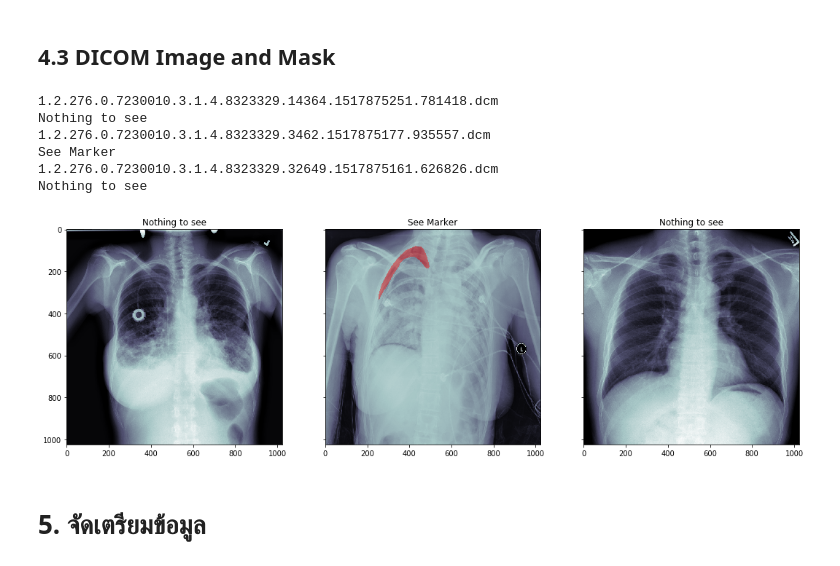
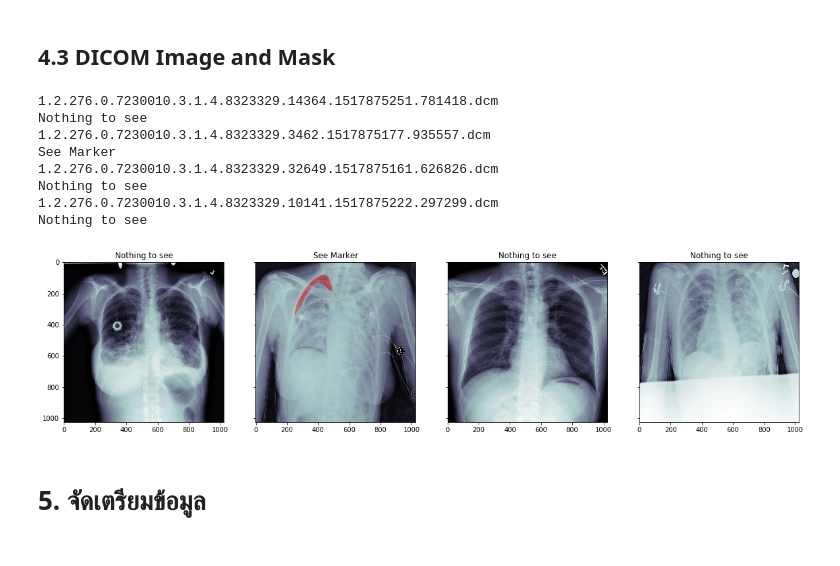
Before and after one commit to gnoparus/bualabs, a Jupyter notebook: nbs/03b-image-segmentation-siim-acr-pneumothorax-segmentation.ipynb, the cells around one changed output. Cells and saved outputs as stored; diff of their text form; code cells hidden in the pictures.

```diff
--- a/nbs/03b-image-segmentation-siim-acr-pneumothorax-segmentation.ipynb
+++ b/nbs/03b-image-segmentation-siim-acr-pneumothorax-segmentation.ipynb
@@ -165,10 +165,10 @@ Image size.......: 1024 x 1024, 117390 bytes
 Pixel spacing....: ['0.168', '0.168']
 [figure]
 # %%
-start = 400   # Starting index of images
-num_img = 3 # Total number of images to show
+start = 55   # Starting index of images
+num_img = 4 # Total number of images to show
 
-fig, ax = plt.subplots(nrows=1, ncols=num_img, sharey=True, figsize=(num_img*6,6))
+fig, ax = plt.subplots(nrows=1, ncols=num_img, sharey=True, figsize=(num_img*5,5))
 for q, file_path in enumerate(glob.glob(str(data_path2/'pneumothorax/dicom-images-train/*/*/*.dcm'))[start:start+num_img]):
     dataset = pydicom.dcmread(file_path)
     #show_dcm_info(dataset)
@@ -232,7 +232,7 @@ plt.imshow(mask_rgba)
 [figure]
 # %%
 start = 123   # Starting index of images
-num_img = 3 # Total number of images to show
+num_img = 4 # Total number of images to show
 # %%
 df = pd.read_csv(data_path2/'train-rle.csv', index_col=0)
 df.head()
@@ -248,39 +248,41 @@ df.head()
 ## 4.3 DICOM Image and Mask
 # %%
 
-fig, ax = plt.subplots(nrows=1, ncols=num_img, sharey=True, figsize=(num_img*6,6))
+fig, ax = plt.subplots(nrows=1, ncols=num_img, sharey=True, figsize=(num_img*5,5))
 for q, file_path in enumerate(glob.glob(str(data_path2/'pneumothorax/dicom-images-train/*/*/*.dcm'))[start:start+num_img]):
     dataset = pydicom.dcmread(file_path)
     print(file_path.split('/')[-1])
     ax[q].imshow(dataset.pixel_array, cmap=plt.cm.bone)
     fn = file_path.split('/')[-1][:-4]
     rle = df.loc[fn][0].strip()
     # print(rle)
     if rle != '-1':
         print('See Marker')
         mask = rle2mask(rle, 1024, 1024).T
         ax[q].set_title('See Marker')
 #         # Normal Mask
 #         ax[q].imshow(mask, alpha=0.3, cmap="rainbow")
 
         # Make alpha mask
         mask_rgba = mask/255
         mask_rgba = np.repeat(mask_rgba[:, :, np.newaxis], 4, axis=2)
         mask_rgba[:, :, [1,2]] = 0
         mask_rgba[:, :, 3] = mask_rgba[:, :, 3]*0.4
 
         ax[q].imshow(mask_rgba)
     else:
         print('Nothing to see')
         ax[q].set_title('Nothing to see')
 # %% [output]
 1.2.276.0.7230010.3.1.4.8323329.14364.1517875251.781418.dcm
 Nothing to see
 1.2.276.0.7230010.3.1.4.8323329.3462.1517875177.935557.dcm
 See Marker
 1.2.276.0.7230010.3.1.4.8323329.32649.1517875161.626826.dcm
 Nothing to see
+1.2.276.0.7230010.3.1.4.8323329.10141.1517875222.297299.dcm
+Nothing to see
-[figure, old version]
+[figure, new version]
 # %% [markdown]
 # 5. จัดเตรียมข้อมูล
 # %% [markdown]
```
Also changed, not shown: parts of 9 cells of this notebook.
